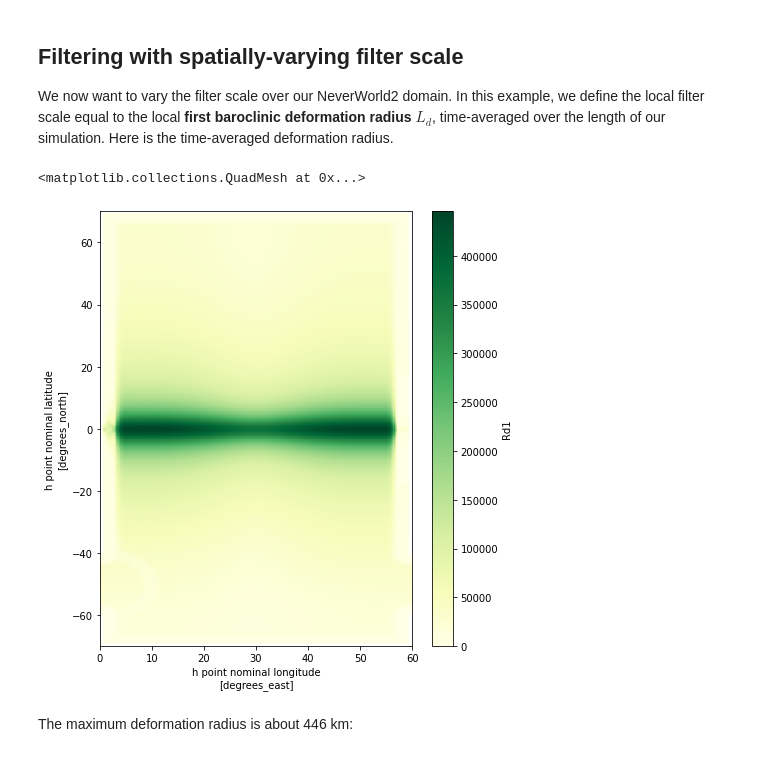
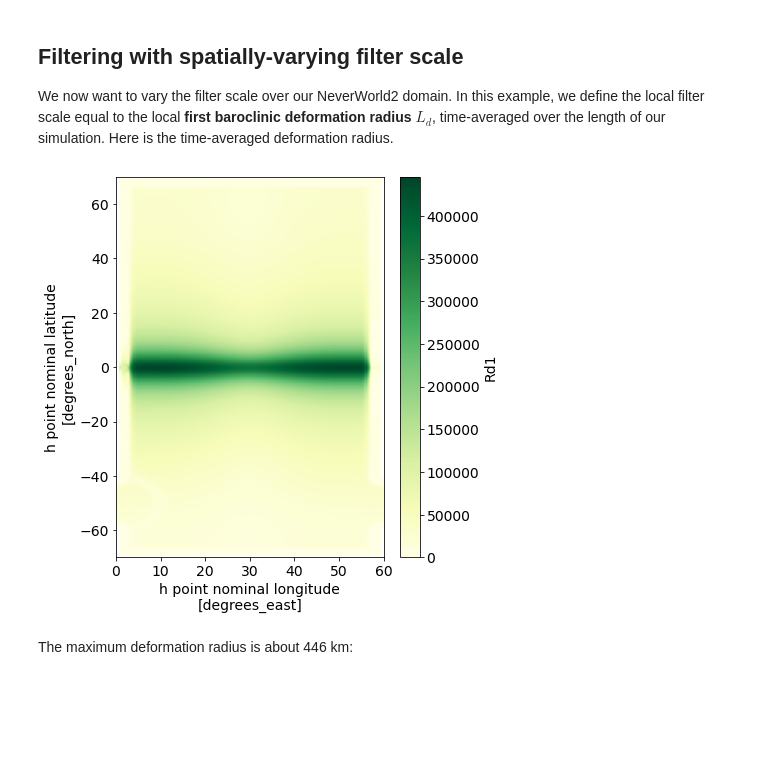
Before and after one commit to NoraLoose/gcm-filters, a Jupyter notebook: docs/tutorial_filter_types.ipynb, the cells around one changed output. Saved outputs shown, nothing was run; the diff lists cells and outputs as text; code cells hidden in the pictures; blank space fills up the shorter version.

Commit message:
Increase font size of figure captions

```diff
--- a/docs/tutorial_filter_types.ipynb
+++ b/docs/tutorial_filter_types.ipynb
@@ -108,18 +126,21 @@ For each grid variable in the cell above, we 1) removed the padding in the `xq`
 Let's plot a summary of the grid variables that are inputs to our filter.
 # %%
 import matplotlib.pyplot as plt
+import matplotlib.pylab as pylab
+params = {'font.size': 14}
+pylab.rcParams.update(params)
 
 fig,axs = plt.subplots(2,3,figsize=(25,15))
 wet_mask.plot(ax=axs[0,0])
 axs[0,0].set_title('wet_mask')
 dxw.plot(ax=axs[0,1])
-axs[0,1].set_title('dxw = x-spacing centered at western cell edge')
+axs[0,1].set_title('dxw')
 dyw.plot(ax=axs[0,2])
-axs[0,2].set_title('dyw = y-spacing centered at western cell edge')
+axs[0,2].set_title('dyw')
 dxs.plot(ax=axs[1,0])
-axs[1,0].set_title('dxs = x-spacing centered at southern cell edge')
+axs[1,0].set_title('dxs')
 dys.plot(ax=axs[1,1])
-axs[1,1].set_title('dys = y-spacing centered at southern cell edge')
+axs[1,1].set_title('dys')
 area.plot(ax=axs[1,2])
-axs[1,2].set_title('area')
+axs[1,2].set_title('area');
 # %% [output]
@@ -249,11 +270,10 @@ Here is the time-averaged deformation radius.
 # %%
 import warnings
 warnings.filterwarnings("ignore", category=RuntimeWarning)
 
-ds['Rd1'].mean(dim='time').plot(figsize=(7,8), vmin=0, cmap='YlGn')
+ds['Rd1'].mean(dim='time').plot(figsize=(6,7), vmin=0, cmap='YlGn');
 # %% [output]
-<matplotlib.collections.QuadMesh at 0x...>
-[figure, old version]
+[figure, new version]
 # %% [markdown]
 The maximum deformation radius is about 446 km:
 # %%
```
Also changed, not shown: parts of 18 cells of this notebook.
